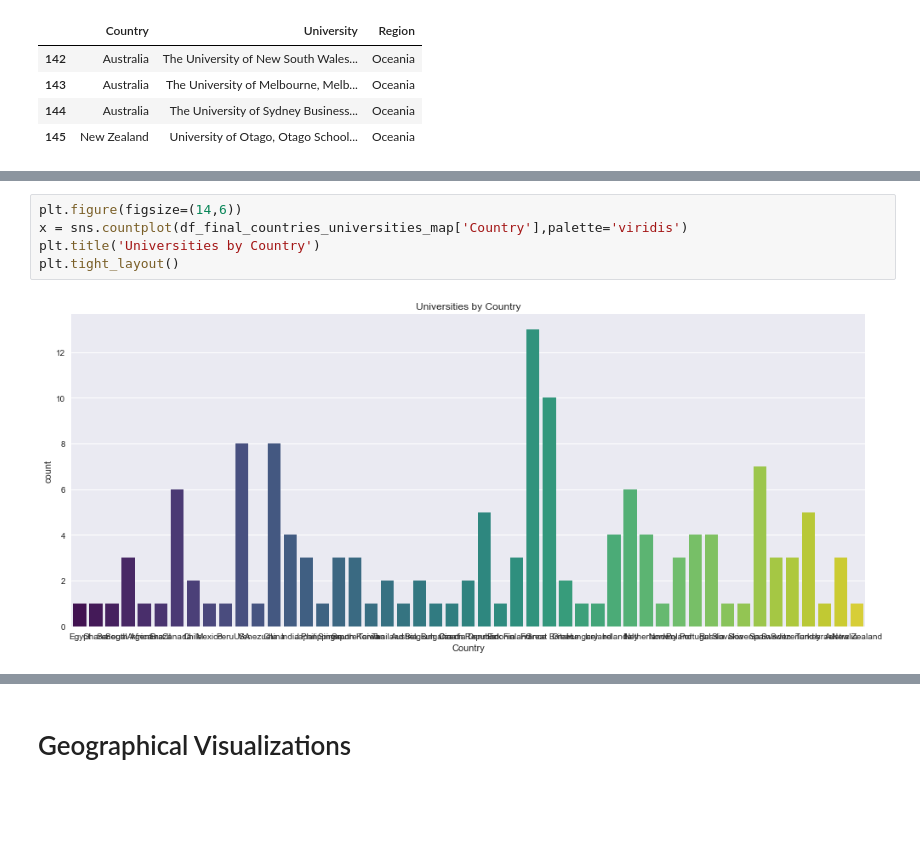
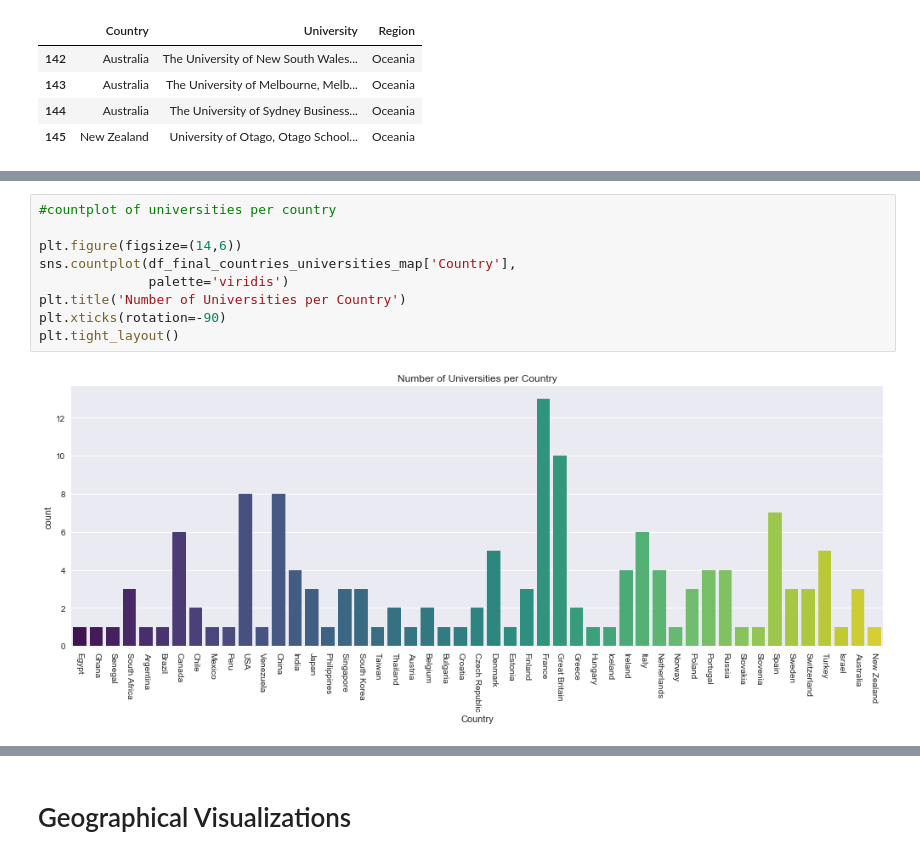
Before and after one commit to alexvmt/University-of-Cologne-Partner-Universities-2018, a Jupyter notebook: university of cologne partner universities 2018.ipynb, the cells around one changed output, grey strips where cells are left out. Saved outputs shown, nothing was run; the diff lists cells and outputs as text; blank space fills up the shorter version.

```diff
--- a/university of cologne partner universities 2018.ipynb
+++ b/university of cologne partner universities 2018.ipynb
@@ -334,7 +380,11 @@ plt.tight_layout()
 # %%
+#countplot of universities per country
+
 plt.figure(figsize=(14,6))
-x = sns.countplot(df_final_countries_universities_map['Country'],palette='viridis')
-plt.title('Universities by Country')
+sns.countplot(df_final_countries_universities_map['Country'],
+              palette='viridis')
+plt.title('Number of Universities per Country')
+plt.xticks(rotation=-90)
 plt.tight_layout()
 # %% [output]
-[figure, old version]
+[figure, new version]
```
Also changed, not shown: parts of 9 cells of this notebook.
